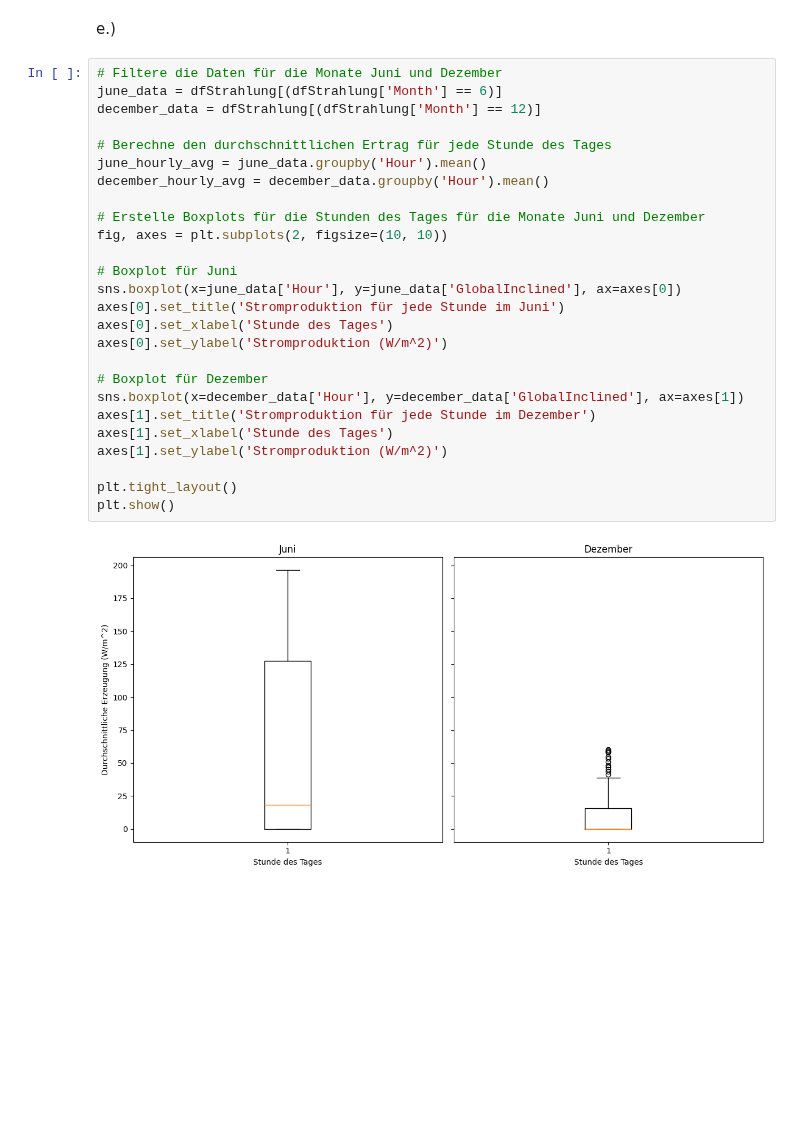
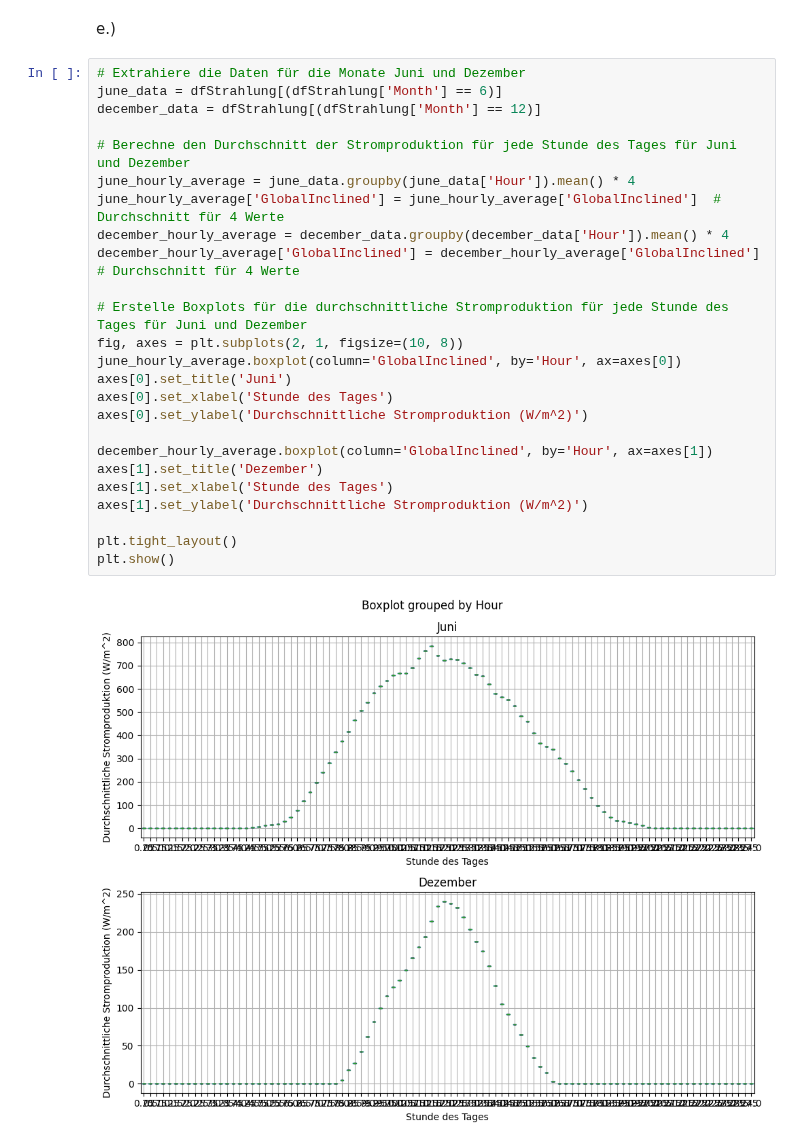
Before and after one commit to AhmedAkhi/1.UE_FV, a Jupyter notebook: UE1_Gruppe2.ipynb, the cells around one changed output. Cells and saved outputs as stored; diff of their text form; blank space fills up the shorter version.

Commit message:
Boxplots ist in 15min statt 1h

```diff
--- a/UE1_Gruppe2.ipynb
+++ b/UE1_Gruppe2.ipynb
@@ -378,30 +378,29 @@ plt.show()
 # %% [markdown]
 e.)
 # %%
-# Filtere die Daten für die Monate Juni und Dezember
+# Extrahiere die Daten für die Monate Juni und Dezember
 june_data = dfStrahlung[(dfStrahlung['Month'] == 6)]
 december_data = dfStrahlung[(dfStrahlung['Month'] == 12)]
 
-# Berechne den durchschnittlichen Ertrag für jede Stunde des Tages
-june_hourly_avg = june_data.groupby('Hour').mean()
-december_hourly_avg = december_data.groupby('Hour').mean()
+# Berechne den Durchschnitt der Stromproduktion für jede Stunde des Tages für Juni und Dezember
+june_hourly_average = june_data.groupby(june_data['Hour']).mean() * 4
+june_hourly_average['GlobalInclined'] = june_hourly_average['GlobalInclined']  # Durchschnitt für 4 Werte
+december_hourly_average = december_data.groupby(december_data['Hour']).mean() * 4
+december_hourly_average['GlobalInclined'] = december_hourly_average['GlobalInclined']  # Durchschnitt für 4 Werte
 
-# Erstelle Boxplots für die Stunden des Tages für die Monate Juni und Dezember
-fig, axes = plt.subplots(2, figsize=(10, 10))
+# Erstelle Boxplots für die durchschnittliche Stromproduktion für jede Stunde des Tages für Juni und Dezember
+fig, axes = plt.subplots(2, 1, figsize=(10, 8))
+june_hourly_average.boxplot(column='GlobalInclined', by='Hour', ax=axes[0])
+axes[0].set_title('Juni')
+axes[0].set_xlabel('Stunde des Tages')
+axes[0].set_ylabel('Durchschnittliche Stromproduktion (W/m^2)')
 
-# Boxplot für Juni
-sns.boxplot(x=june_data['Hour'], y=june_data['GlobalInclined'], ax=axes[0])
-axes[0].set_title('Stromproduktion für jede Stunde im Juni')
-axes[0].set_xlabel('Stunde des Tages')
-axes[0].set_ylabel('Stromproduktion (W/m^2)')
-
-# Boxplot für Dezember
-sns.boxplot(x=december_data['Hour'], y=december_data['GlobalInclined'], ax=axes[1])
-axes[1].set_title('Stromproduktion für jede Stunde im Dezember')
+december_hourly_average.boxplot(column='GlobalInclined', by='Hour', ax=axes[1])
+axes[1].set_title('Dezember')
 axes[1].set_xlabel('Stunde des Tages')
-axes[1].set_ylabel('Stromproduktion (W/m^2)')
+axes[1].set_ylabel('Durchschnittliche Stromproduktion (W/m^2)')
 
 plt.tight_layout()
 plt.show()
 # %% [output]
-[figure, old version]
+[figure, new version]
```
